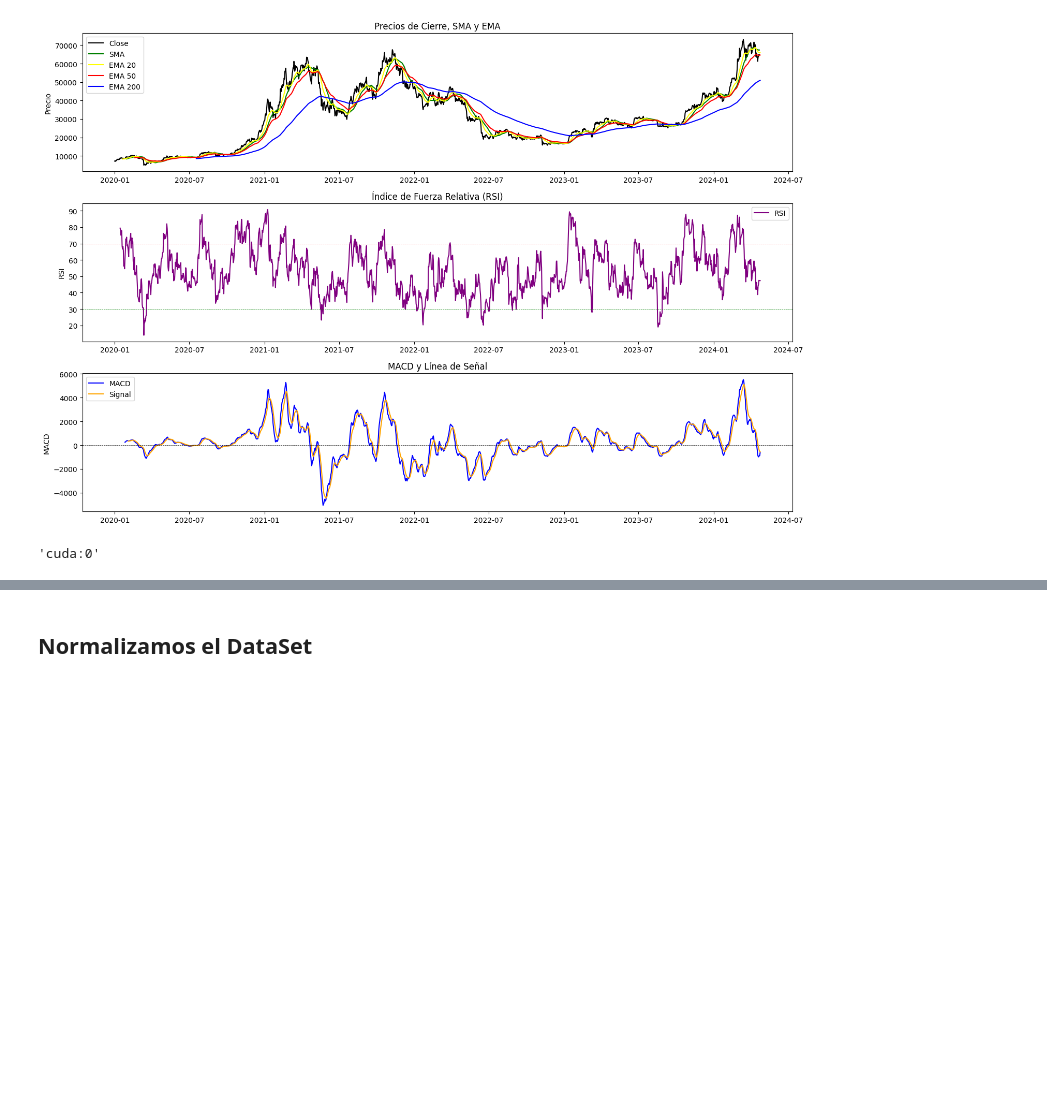
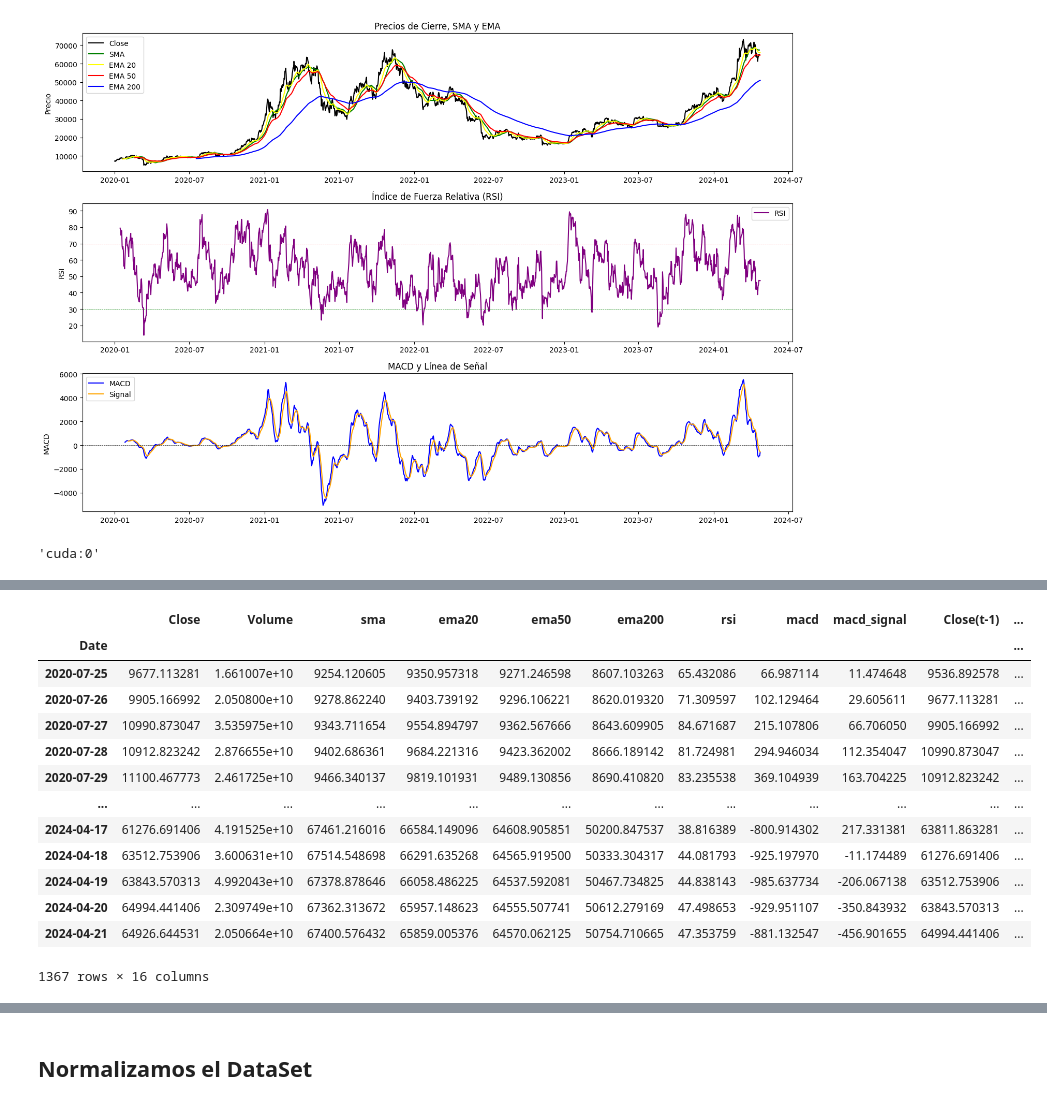
Before and after one commit to Ivo196/Crypto-Price-Forecasting-Using-Autoformer, a Jupyter notebook: Crypto price forecasting using Autoformer.ipynb, the cells around one changed output, grey strips where cells are left out. Drawn from its saved outputs; the diff is of its cells as text; code cells hidden in the pictures; blank space fills up the shorter version.

```diff
--- a/Crypto price forecasting using Autoformer.ipynb
+++ b/Crypto price forecasting using Autoformer.ipynb
@@ -144,0 +145,31 @@ data1
+# %%
+from copy import deepcopy as dc
+
+def prepare_dataframe_for_lstm(df, n_steps):
+    df = dc(df)
+
+    for i in range(1, n_steps+1):
+        df[f'Close(t-{i})'] = df['Close'].shift(i)
+
+    df.dropna(inplace=True)
+
+    return df
+
+lookback = 7
+shifted_df = prepare_dataframe_for_lstm(data1, lookback)
+shifted_df
+# %% [output]
+|  | Close | Volume | sma | ema20 | ema50 | ema200 | rsi | macd | macd_signal | Close(t-1) | ... |
+| Date |  |  |  |  |  |  |  |  |  |  | ... |
+| 2020-07-25 | 9677.113281 | 1.661007e+10 | 9254.120605 | 9350.957318 | 9271.246598 | 8607.103263 | 65.432086 | 66.987114 | 11.474648 | 9536.892578 | ... |
+| 2020-07-26 | 9905.166992 | 2.050800e+10 | 9278.862240 | 9403.739192 | 9296.106221 | 8620.019320 | 71.309597 | 102.129464 | 29.605611 | 9677.113281 | ... |
+| 2020-07-27 | 10990.873047 | 3.535975e+10 | 9343.711654 | 9554.894797 | 9362.567666 | 8643.609905 | 84.671687 | 215.107806 | 66.706050 | 9905.166992 | ... |
+| 2020-07-28 | 10912.823242 | 2.876655e+10 | 9402.686361 | 9684.221316 | 9423.362002 | 8666.189142 | 81.724981 | 294.946034 | 112.354047 | 10990.873047 | ... |
+| 2020-07-29 | 11100.467773 | 2.461725e+10 | 9466.340137 | 9819.101931 | 9489.130856 | 8690.410820 | 83.235538 | 369.104939 | 163.704225 | 10912.823242 | ... |
+| ... | ... | ... | ... | ... | ... | ... | ... | ... | ... | ... | ... |
+| 2024-04-17 | 61276.691406 | 4.191525e+10 | 67461.216016 | 66584.149096 | 64608.905851 | 50200.847537 | 38.816389 | -800.914302 | 217.331381 | 63811.863281 | ... |
+| 2024-04-18 | 63512.753906 | 3.600631e+10 | 67514.548698 | 66291.635268 | 64565.919500 | 50333.304317 | 44.081793 | -925.197970 | -11.174489 | 61276.691406 | ... |
+| 2024-04-19 | 63843.570313 | 4.992043e+10 | 67378.878646 | 66058.486225 | 64537.592081 | 50467.734825 | 44.838143 | -985.637734 | -206.067138 | 63512.753906 | ... |
+| 2024-04-20 | 64994.441406 | 2.309749e+10 | 67362.313672 | 65957.148623 | 64555.507741 | 50612.279169 | 47.498653 | -929.951107 | -350.843932 | 63843.570313 | ... |
+| 2024-04-21 | 64926.644531 | 2.050664e+10 | 67400.576432 | 65859.005376 | 64570.062125 | 50754.710665 | 47.353759 | -881.132547 | -456.901655 | 64994.441406 | ... |
+1367 rows × 16 columns
```
Also changed, not shown: parts of 7 cells of this notebook.
